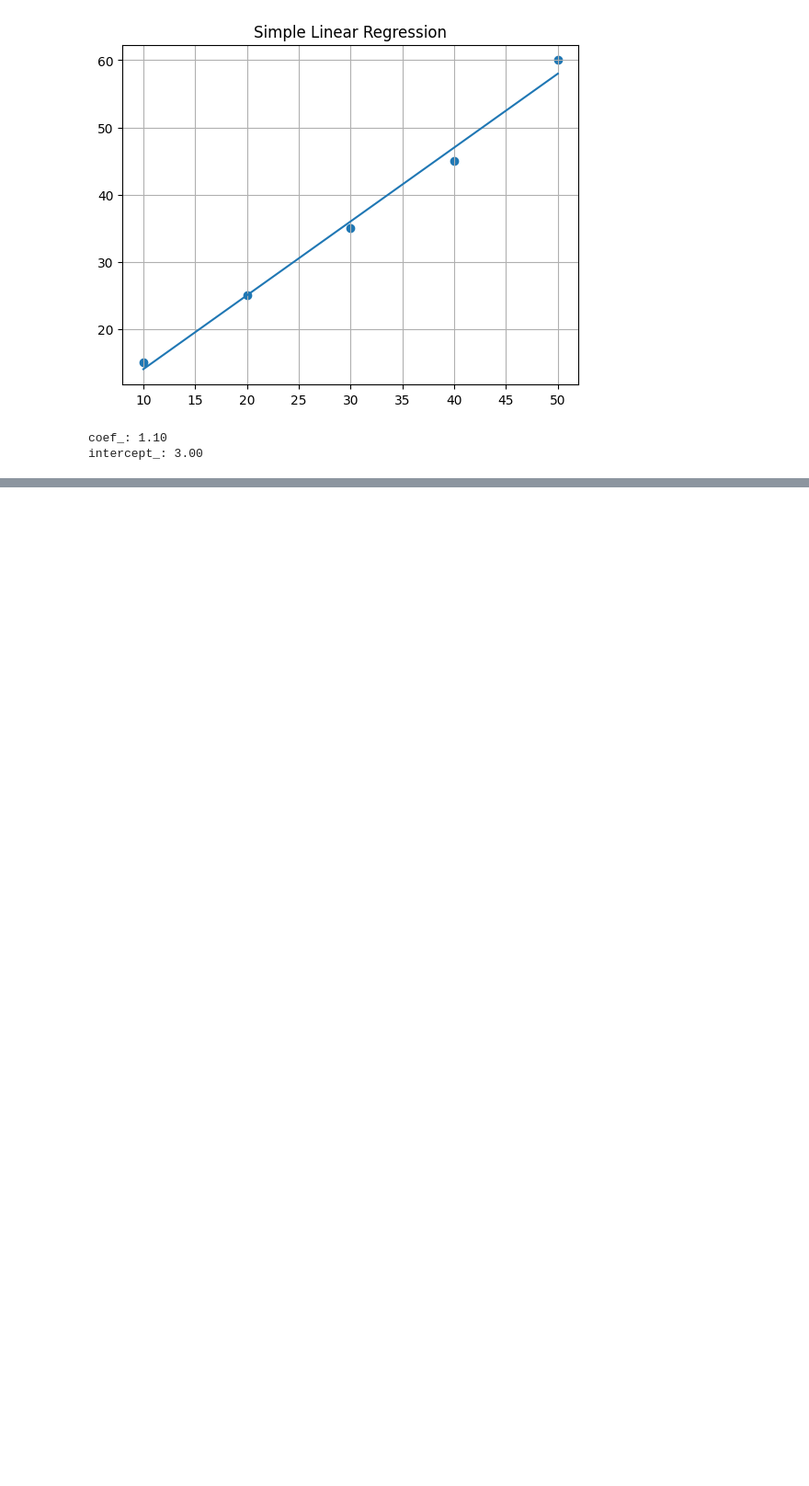
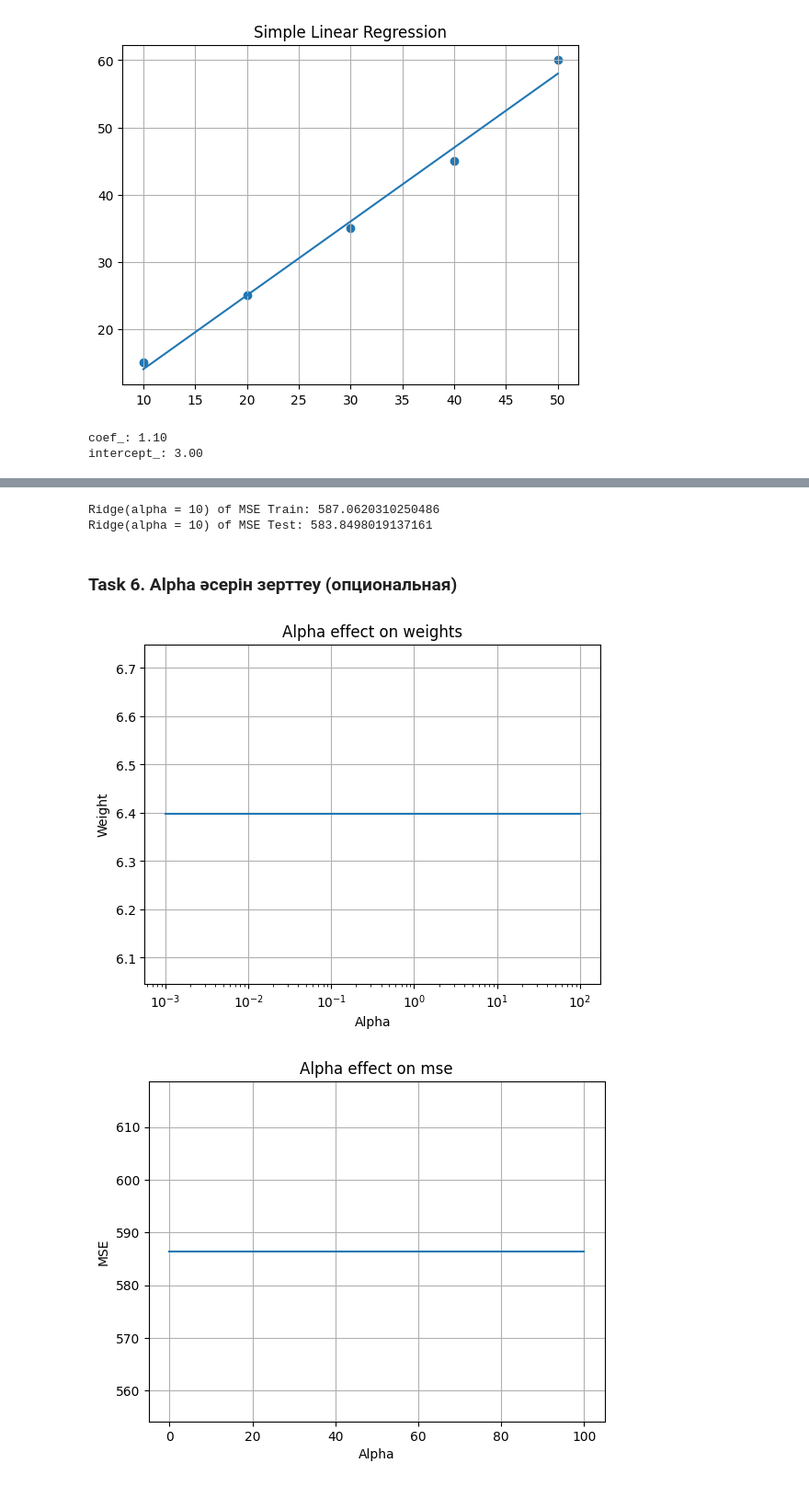
Before and after one commit to ZED-or-ZERO/Notes-on-ML-Courses., a Jupyter notebook: ML Course from ItechResearch/Lecture Tasks/Lecture_8.ipynb, the cells around one changed output, grey strips where cells are left out. Shown at 92% size. Cells and saved outputs as stored; diff of their text form; code cells hidden in the pictures; blank space fills up the shorter version.

```diff
--- a/ML Course from ItechResearch/Lecture Tasks/Lecture_8.ipynb
+++ b/ML Course from ItechResearch/Lecture Tasks/Lecture_8.ipynb
@@ -79,0 +170,49 @@ intercept_: 3.00
+# %%
+# alpha = 10
+
+ridge_model_2 = Ridge(alpha=10)
+ridge_model_2.fit(X_train, y_train)
+
+ridge_2_train_preds = ridge_model_2.predict(X_train)
+ridge_2_test_preds = ridge_model_2.predict(X_test)
+
+ridge_mse_2_train = mean_squared_error(y_train, ridge_2_train_preds)
+ridge_mse_2_test = mean_squared_error(y_test, ridge_2_test_preds)
+
+print(f"Ridge(alpha = 10) of MSE Train: {ridge_mse_2_train}")
+print(f"Ridge(alpha = 10) of MSE Test: {ridge_mse_2_test}")
+# %% [output]
+Ridge(alpha = 10) of MSE Train: 587.0620310250486
+Ridge(alpha = 10) of MSE Test: 583.8498019137161
+# %% [markdown]
+### Task 6. Alpha әсерін зерттеу (опциональная)
+# %%
+alphas = [0.001, 0.01, 0.1, 1, 10, 100]
+weights = []
+mse = []
+# %%
+for i in alphas:
+    ridge = Ridge(alpha=8)
+    ridge.fit(X, y)
+    weights.append(ridge.coef_[0])
+    y_ridge = ridge.predict(X)
+    mse_value = mean_squared_error(y, y_ridge)
+    mse.append(mse_value)
+
+plt.plot(alphas, weights)
+plt.xscale("log")
+plt.xlabel("Alpha")
+plt.ylabel("Weight")
+plt.title("Alpha effect on weights")
+plt.grid()
+plt.show()
+
+plt.plot(alphas, mse)
+plt.xlabel("Alpha")
+plt.ylabel("MSE")
+plt.title("Alpha effect on mse")
+plt.grid()
+plt.show()
+# %% [output]
+[figure, added]
+[figure, added]
```
Also changed, not shown: parts of 25 cells of this notebook, 3 other files.
